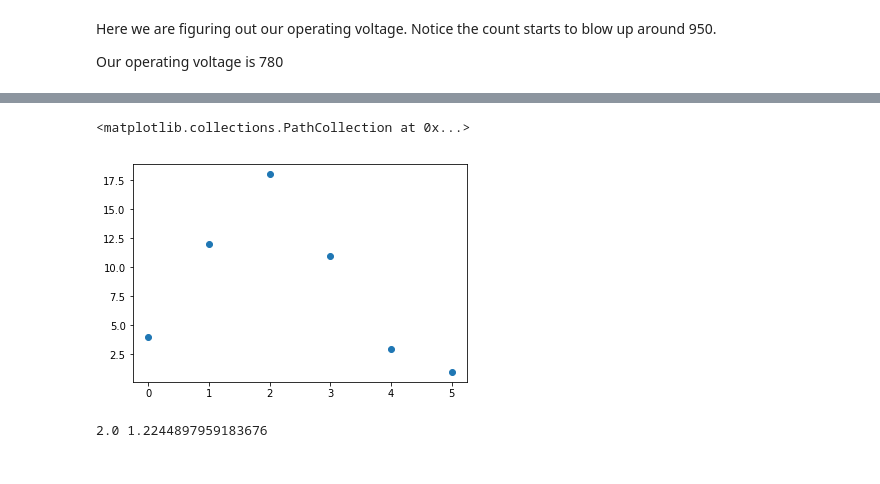
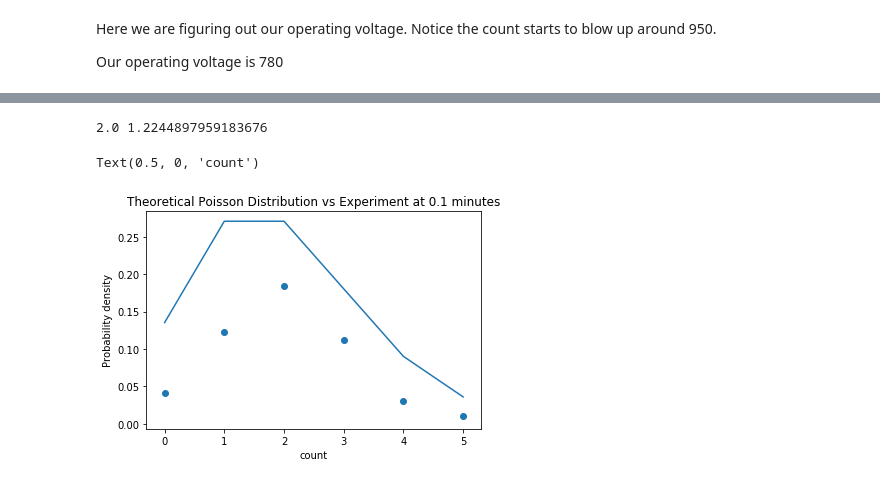
Before and after one commit to David-Zagaceta/Intermediate-Lab, a Jupyter notebook: Poisson_lab.ipynb, the cells around one changed output, grey strips where cells are left out. Drawn from its saved outputs; the diff is of its cells as text; code cells hidden in the pictures.

```diff
--- a/Poisson_lab.ipynb
+++ b/Poisson_lab.ipynb
@@ -26,13 +28,20 @@ counts = df1.values
 counts = np.ndarray.flatten(counts)
 y = np.bincount(counts)
 x = np.nonzero(y)[0]
-plt.scatter(x, y)
-# %% [output]
-<matplotlib.collections.PathCollection at 0x...>
-[figure, removed]
 # %%
 mean = np.mean(counts)
 std = np.std(counts)
 print(mean, std**2)
 # %% [output]
 2.0 1.2244897959183676
+# %%
+x = np.arange(poisson.ppf(0.01, mean), poisson.ppf(0.99, mean))
+# %%
+plt.plot(x, poisson.pmf(x, mean))
+plt.scatter(x,y/sum(counts))
+plt.title('Theoretical Poisson Distribution vs Experiment at 0.1 minutes')
+plt.ylabel('Probability density')
+plt.xlabel('count')
+# %% [output]
+Text(0.5, 0, 'count')
+[figure, added]
```
Also changed, not shown: parts of 2 cells of this notebook.
